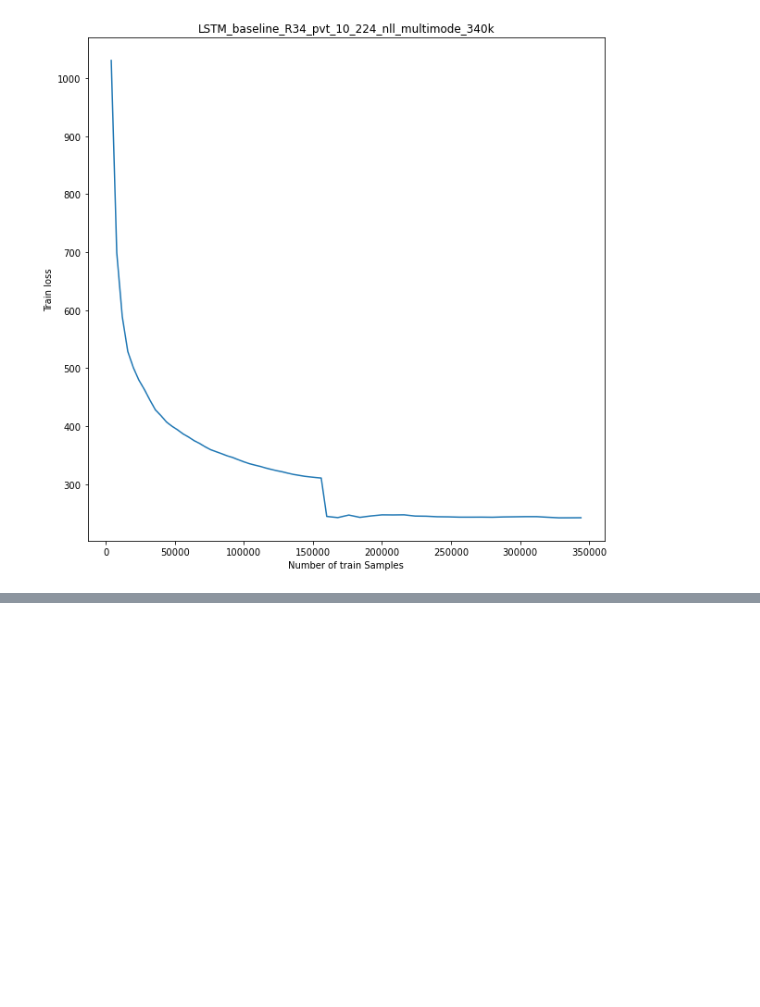
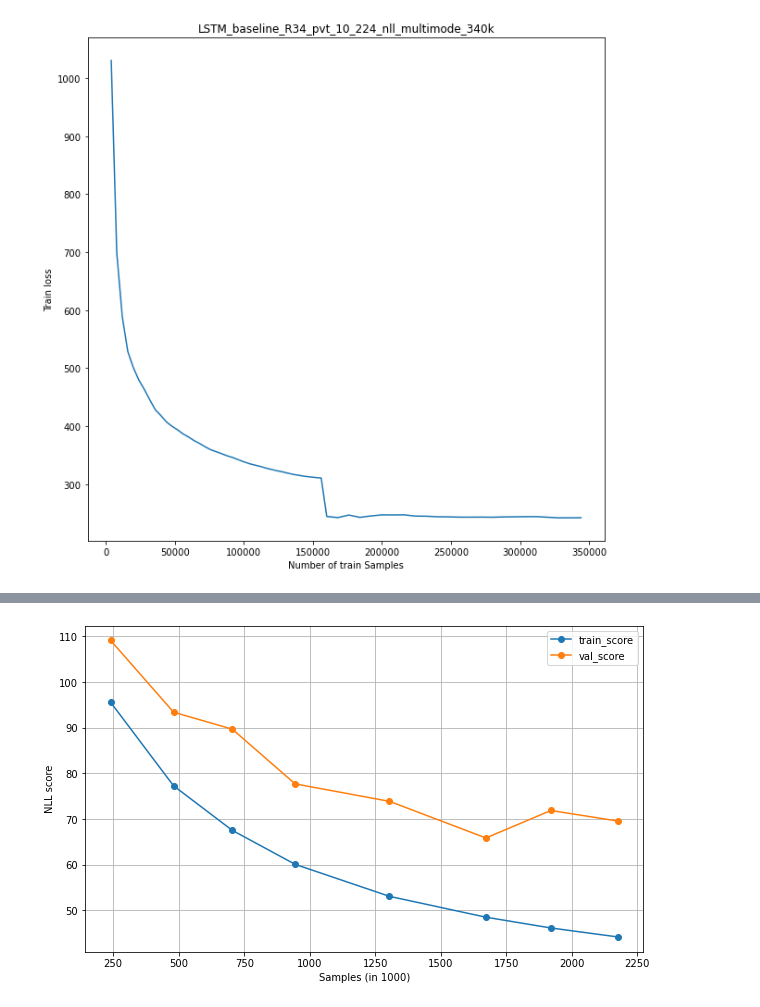
Before and after one commit to suryajayaraman/Lyft_Motion_Prediction_kaggle, a Jupyter notebook: Plot_curves.ipynb, the cells around one changed output, grey strips where cells are left out. Saved outputs shown, nothing was run; the diff lists cells and outputs as text; code cells hidden in the pictures; blank space fills up the shorter version.

Commit message:
Csv for samples vs train and validation scores and plot added

```diff
--- a/Plot_curves.ipynb
+++ b/Plot_curves.ipynb
@@ -41,0 +38,2 @@ plot_trainloss(data_path, file2_name, 1)
+# %%
+df = pd.read_csv('submissions/Resnet34_all_features/resnet_34_norm_agent_features_curves.csv')
@@ -41,0 +52,11 @@ plot_trainloss(data_path, file2_name, 1)
+# %%
+fig, ax = plt.subplots(figsize=(10,6))
+ax.plot(df['samples'] / 1000, df['train_score'], marker = 'o', label = 'train_score')
+ax.plot(df['samples'] / 1000, df['val_score'], marker = 'o', label = 'val_score')
+ax.set_xlabel('Samples (in 1000)')
+ax.set_ylabel('NLL score')
+ax.grid(True)
+plt.legend();
+plt.savefig('model_train_val_curves.jpg')
+# %% [output]
+[figure, added]
```
Also changed, not shown: parts of 3 cells of this notebook, 2 other files.
